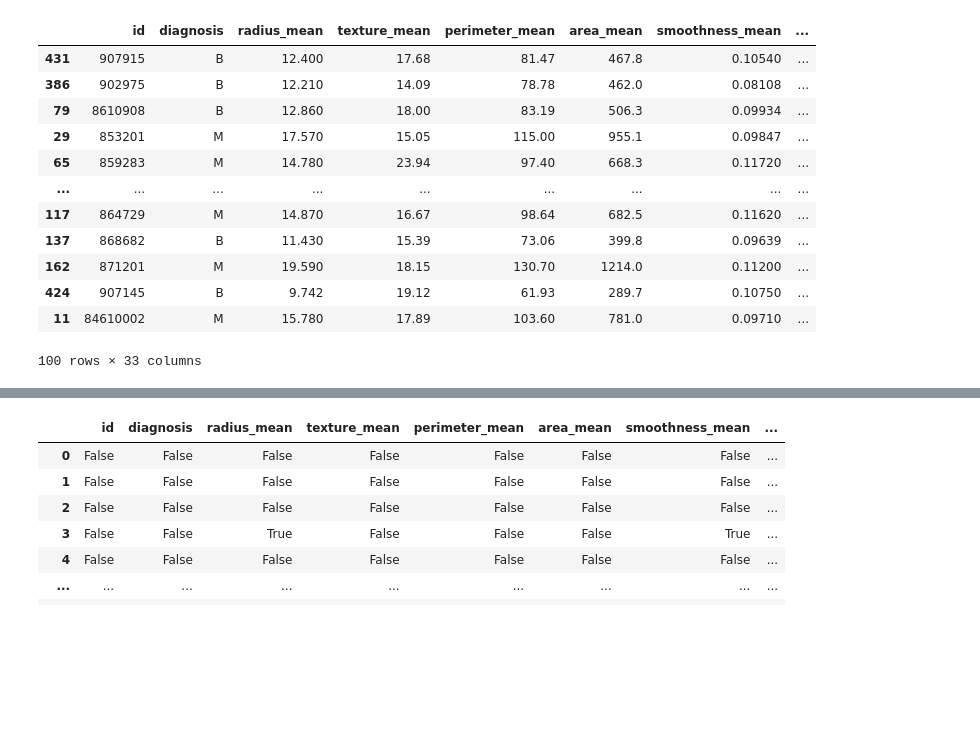
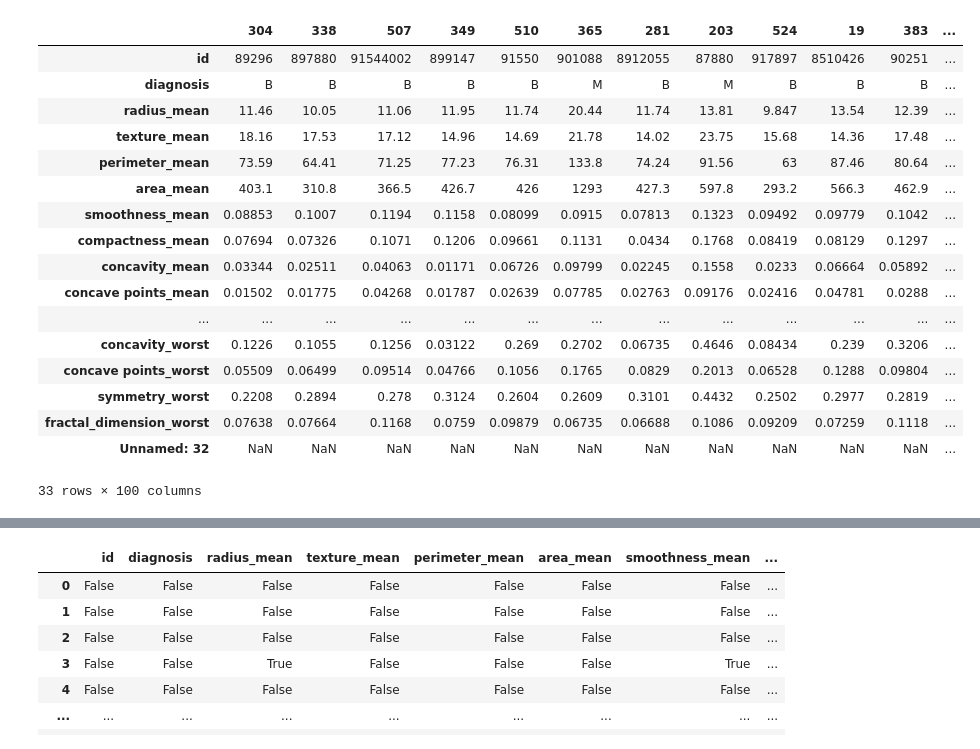
Before and after one commit to InstitutodaVinci3/Diretorio-Teste, a Jupyter notebook: Aula 4 Amostragem.ipynb, the cells around one changed output, grey strips where cells are left out. Drawn from its saved outputs; the diff is of its cells as text; code cells hidden in the pictures; blank space fills up the shorter version.

```diff
--- a/Aula 4 Amostragem.ipynb
+++ b/Aula 4 Amostragem.ipynb
@@ -16,32 +14,37 @@ Drive already mounted at /content/drive; to attempt to forcibly remount, call dr
 # %%
 #Coletar os datasets a seguir:
 #'breast_cancer.csv' = https://archive.ics.uci.edu/ml/datasets/Breast+Cancer+Wisconsin+%28Diagnostic%29 https://archive.ics.uci.edu/ml/datasets/Contraceptive+Method+Choice)
 #Vamos abordar 2 métodos de amostragem:
 
 #1.	Amostragem Aleatória Simples - Um determinado número de elementos é retirado
 #da população de forma aleatória, onde todos os elementos têm a mesma probabilidade
 #de serem selecionados para a amostra.
 
 #Exemplo – analisando o Dataframe:
 import pandas
-dados = pandas.read_csv('breast_cancer.csv')
+dados = pandas.read_csv('/content/drive/My Drive/breast_cancer.csv')
 # gerando uma amostra aleatoria simples de 100 elementos
 # da base breast cancer, sem reposicao
-dados.sample(100)
+dados.sample(100).T
 # %% [output]
-|  | id | diagnosis | radius_mean | texture_mean | perimeter_mean | area_mean | smoothness_mean | ... |
-| 431 | 907915 | B | 12.400 | 17.68 | 81.47 | 467.8 | 0.10540 | ... |
-| 386 | 902975 | B | 12.210 | 14.09 | 78.78 | 462.0 | 0.08108 | ... |
-| 79 | 8610908 | B | 12.860 | 18.00 | 83.19 | 506.3 | 0.09934 | ... |
-| 29 | 853201 | M | 17.570 | 15.05 | 115.00 | 955.1 | 0.09847 | ... |
-| 65 | 859283 | M | 14.780 | 23.94 | 97.40 | 668.3 | 0.11720 | ... |
-| ... | ... | ... | ... | ... | ... | ... | ... | ... |
-| 117 | 864729 | M | 14.870 | 16.67 | 98.64 | 682.5 | 0.11620 | ... |
-| 137 | 868682 | B | 11.430 | 15.39 | 73.06 | 399.8 | 0.09639 | ... |
-| 162 | 871201 | M | 19.590 | 18.15 | 130.70 | 1214.0 | 0.11200 | ... |
-| 424 | 907145 | B | 9.742 | 19.12 | 61.93 | 289.7 | 0.10750 | ... |
-| 11 | 84610002 | M | 15.780 | 17.89 | 103.60 | 781.0 | 0.09710 | ... |
+|  | 304 | 338 | 507 | 349 | 510 | 365 | 281 | 203 | 524 | 19 | 383 | ... |
+| id | 89296 | 897880 | 91544002 | 899147 | 91550 | 901088 | 8912055 | 87880 | 917897 | 8510426 | 90251 | ... |
+| diagnosis | B | B | B | B | B | M | B | M | B | B | B | ... |
+| radius_mean | 11.46 | 10.05 | 11.06 | 11.95 | 11.74 | 20.44 | 11.74 | 13.81 | 9.847 | 13.54 | 12.39 | ... |
+| texture_mean | 18.16 | 17.53 | 17.12 | 14.96 | 14.69 | 21.78 | 14.02 | 23.75 | 15.68 | 14.36 | 17.48 | ... |
+| perimeter_mean | 73.59 | 64.41 | 71.25 | 77.23 | 76.31 | 133.8 | 74.24 | 91.56 | 63 | 87.46 | 80.64 | ... |
+| area_mean | 403.1 | 310.8 | 366.5 | 426.7 | 426 | 1293 | 427.3 | 597.8 | 293.2 | 566.3 | 462.9 | ... |
+| smoothness_mean | 0.08853 | 0.1007 | 0.1194 | 0.1158 | 0.08099 | 0.0915 | 0.07813 | 0.1323 | 0.09492 | 0.09779 | 0.1042 | ... |
+| compactness_mean | 0.07694 | 0.07326 | 0.1071 | 0.1206 | 0.09661 | 0.1131 | 0.0434 | 0.1768 | 0.08419 | 0.08129 | 0.1297 | ... |
+| concavity_mean | 0.03344 | 0.02511 | 0.04063 | 0.01171 | 0.06726 | 0.09799 | 0.02245 | 0.1558 | 0.0233 | 0.06664 | 0.05892 | ... |
+| concave points_mean | 0.01502 | 0.01775 | 0.04268 | 0.01787 | 0.02639 | 0.07785 | 0.02763 | 0.09176 | 0.02416 | 0.04781 | 0.0288 | ... |
+| ... | ... | ... | ... | ... | ... | ... | ... | ... | ... | ... | ... | ... |
+| concavity_worst | 0.1226 | 0.1055 | 0.1256 | 0.03122 | 0.269 | 0.2702 | 0.06735 | 0.4646 | 0.08434 | 0.239 | 0.3206 | ... |
+| concave points_worst | 0.05509 | 0.06499 | 0.09514 | 0.04766 | 0.1056 | 0.1765 | 0.0829 | 0.2013 | 0.06528 | 0.1288 | 0.09804 | ... |
+| symmetry_worst | 0.2208 | 0.2894 | 0.278 | 0.3124 | 0.2604 | 0.2609 | 0.3101 | 0.4432 | 0.2502 | 0.2977 | 0.2819 | ... |
+| fractal_dimension_worst | 0.07638 | 0.07664 | 0.1168 | 0.0759 | 0.09879 | 0.06735 | 0.06688 | 0.1086 | 0.09209 | 0.07259 | 0.1118 | ... |
+| Unnamed: 32 | NaN | NaN | NaN | NaN | NaN | NaN | NaN | NaN | NaN | NaN | NaN | ... |
-100 rows × 33 columns
+33 rows × 100 columns
 # %%
 # gerando uma amostra aleatoria simples de 100 elementos
 # da base breast cancer, com reposicao
```
Also changed, not shown: parts of 6 cells of this notebook.
